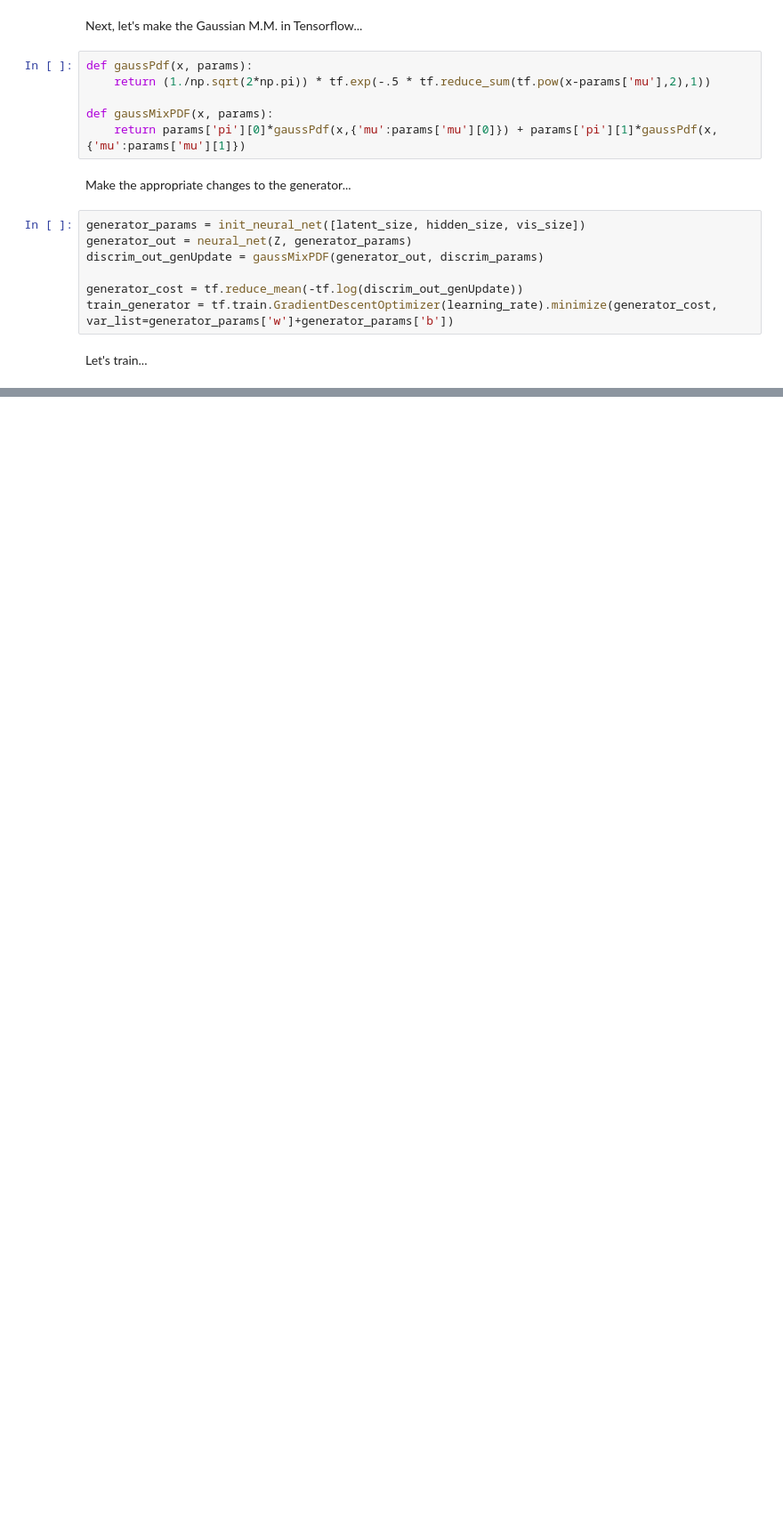
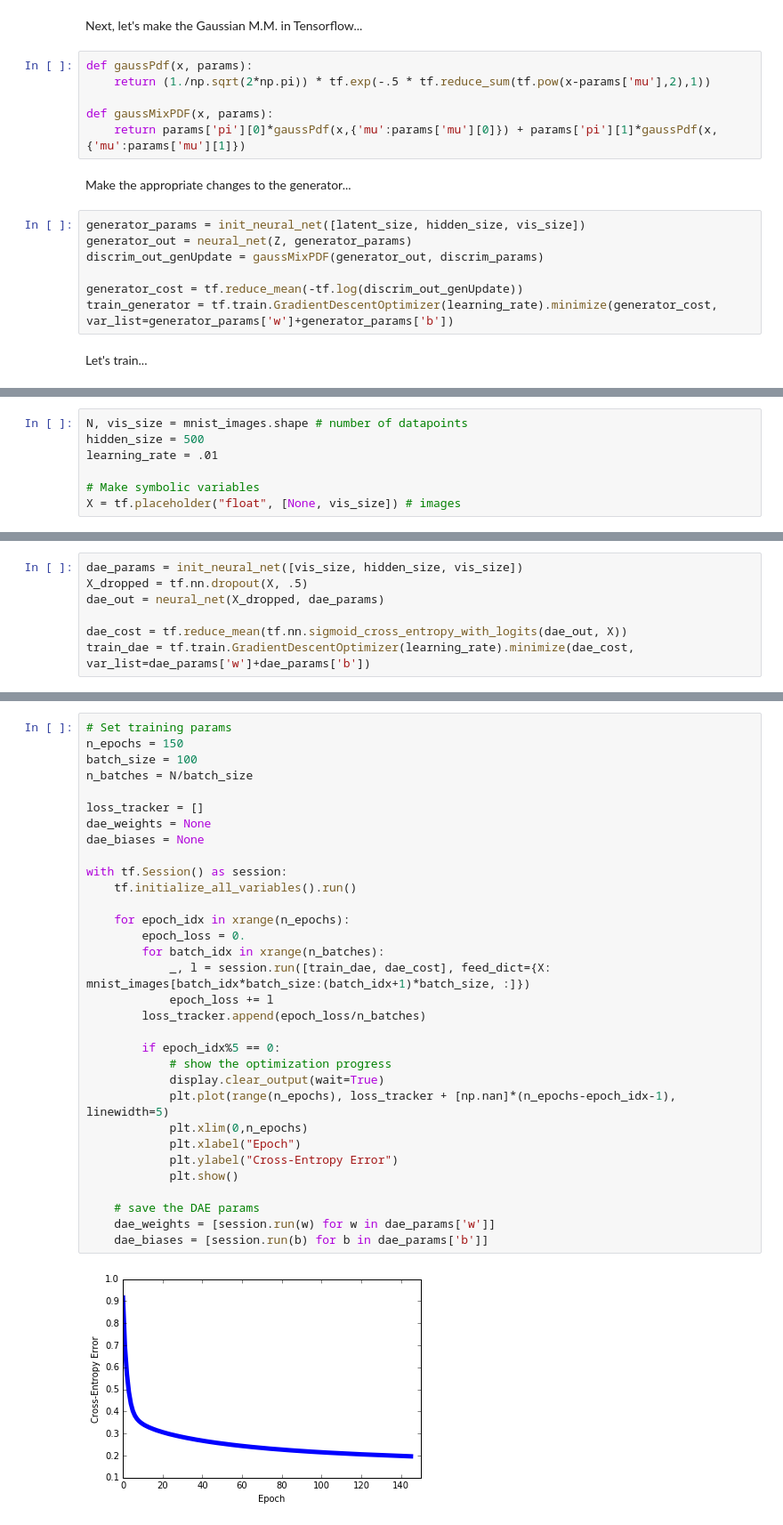
Before and after one commit to dongzhangfan/GAN, a Jupyter notebook: notebook_simulations/GAN Sandbox.ipynb, the cells around one changed output, grey strips where cells are left out. Shown at 89% size. Cells and saved outputs as stored; diff of their text form; blank space fills up the shorter version.

```diff
--- a/notebook_simulations/GAN Sandbox.ipynb
+++ b/notebook_simulations/GAN Sandbox.ipynb
@@ -291,0 +361,7 @@ This seem to work well.  Let's try a more realistic example in which we pre-trai
+# %%
+N, vis_size = mnist_images.shape # number of datapoints
+hidden_size = 500
+learning_rate = .01
+
+# Make symbolic variables
+X = tf.placeholder("float", [None, vis_size]) # images
@@ -291,0 +370,7 @@ This seem to work well.  Let's try a more realistic example in which we pre-trai
+# %%
+dae_params = init_neural_net([vis_size, hidden_size, vis_size])
+X_dropped = tf.nn.dropout(X, .5)
+dae_out = neural_net(X_dropped, dae_params)
+
+dae_cost = tf.reduce_mean(tf.nn.sigmoid_cross_entropy_with_logits(dae_out, X))
+train_dae = tf.train.GradientDescentOptimizer(learning_rate).minimize(dae_cost, var_list=dae_params['w']+dae_params['b'])
@@ -291,0 +379,34 @@ This seem to work well.  Let's try a more realistic example in which we pre-trai
+# %%
+# Set training params
+n_epochs = 150
+batch_size = 100
+n_batches = N/batch_size
+
+loss_tracker = []
+dae_weights = None
+dae_biases = None
+
+with tf.Session() as session:
+    tf.initialize_all_variables().run()
+
+    for epoch_idx in xrange(n_epochs):
+        epoch_loss = 0.
+        for batch_idx in xrange(n_batches):
+            _, l = session.run([train_dae, dae_cost], feed_dict={X: mnist_images[batch_idx*batch_size:(batch_idx+1)*batch_size, :]})
+            epoch_loss += l
+        loss_tracker.append(epoch_loss/n_batches)
+
+        if epoch_idx%5 == 0:
+            # show the optimization progress
+            display.clear_output(wait=True)
+            plt.plot(range(n_epochs), loss_tracker + [np.nan]*(n_epochs-epoch_idx-1), linewidth=5)
+            plt.xlim(0,n_epochs)
+            plt.xlabel("Epoch")
+            plt.ylabel("Cross-Entropy Error")
+            plt.show()
+
+    # save the DAE params
+    dae_weights = [session.run(w) for w in dae_params['w']]
+    dae_biases = [session.run(b) for b in dae_params['b']]
+# %% [output]
+[figure, added]
```
Also changed, not shown: parts of 18 cells of this notebook, 1 other file.
